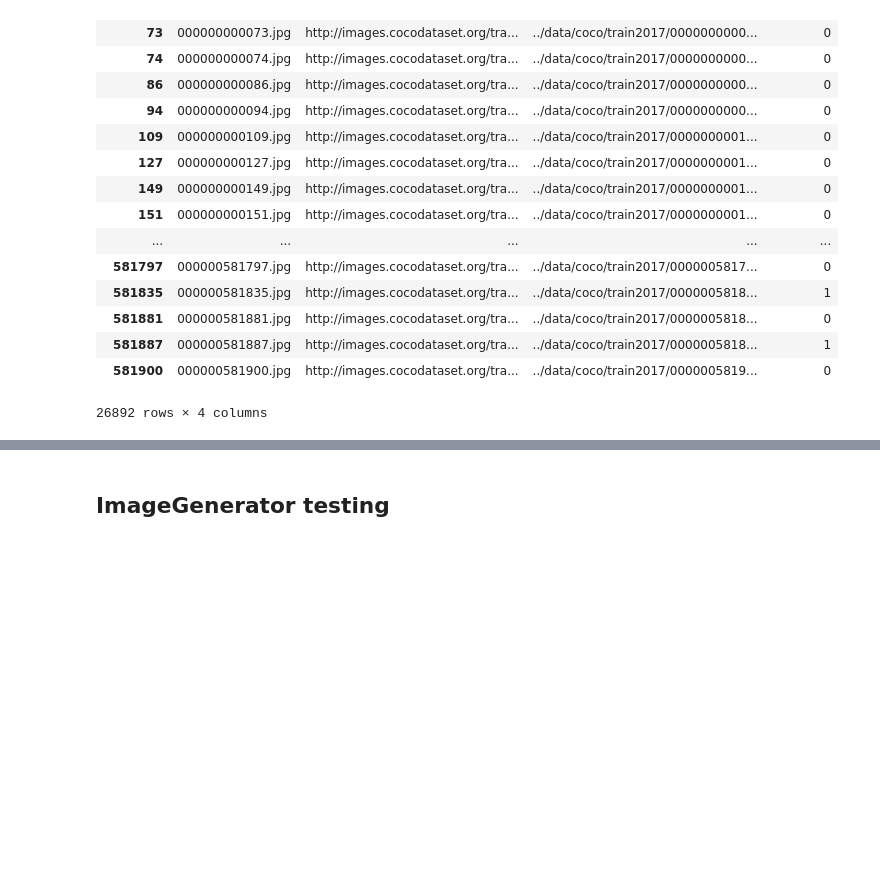
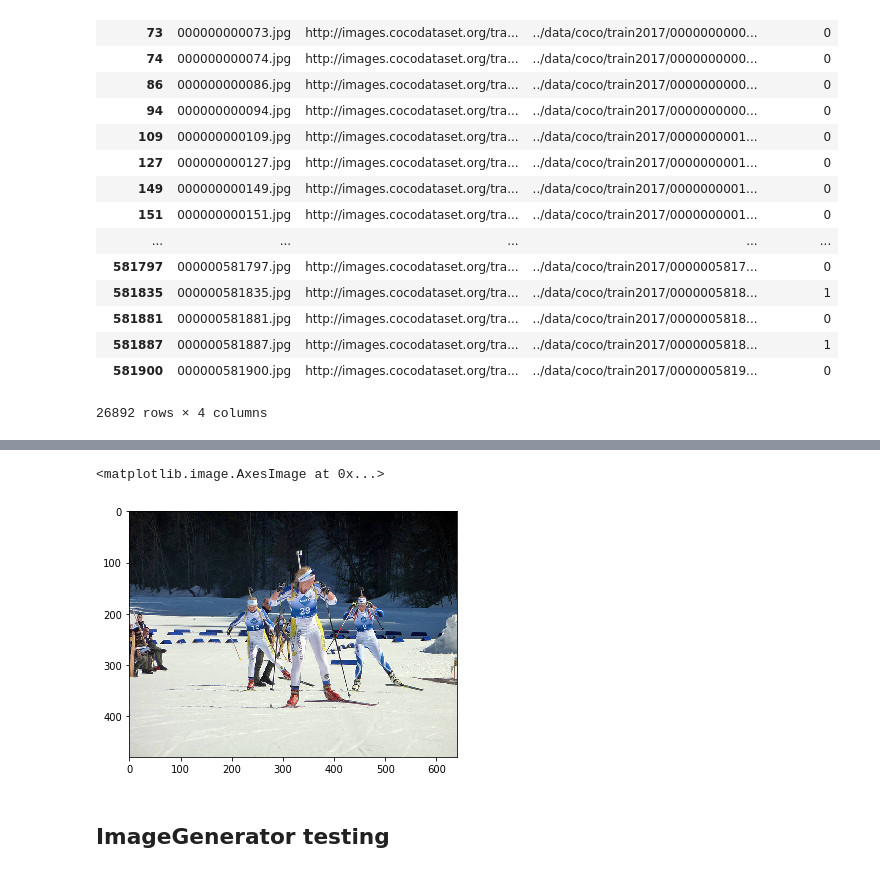
Before and after one commit to mosqueteiro/detecting_trafficlights, a Jupyter notebook: notebooks/Testing_environment.ipynb, the cells around one changed output, grey strips where cells are left out. Cells and saved outputs as stored; diff of their text form; code cells hidden in the pictures; blank space fills up the shorter version.

```diff
--- a/notebooks/Testing_environment.ipynb
+++ b/notebooks/Testing_environment.ipynb
@@ -319,0 +339,6 @@ X.join(y)
+# %%
+nimg = next(nimg_it)
+imshow(next(img_n))
+# %% [output]
+<matplotlib.image.AxesImage at 0x...>
+[figure, added]
```
Also changed, not shown: parts of 9 cells of this notebook, 9 other files.
